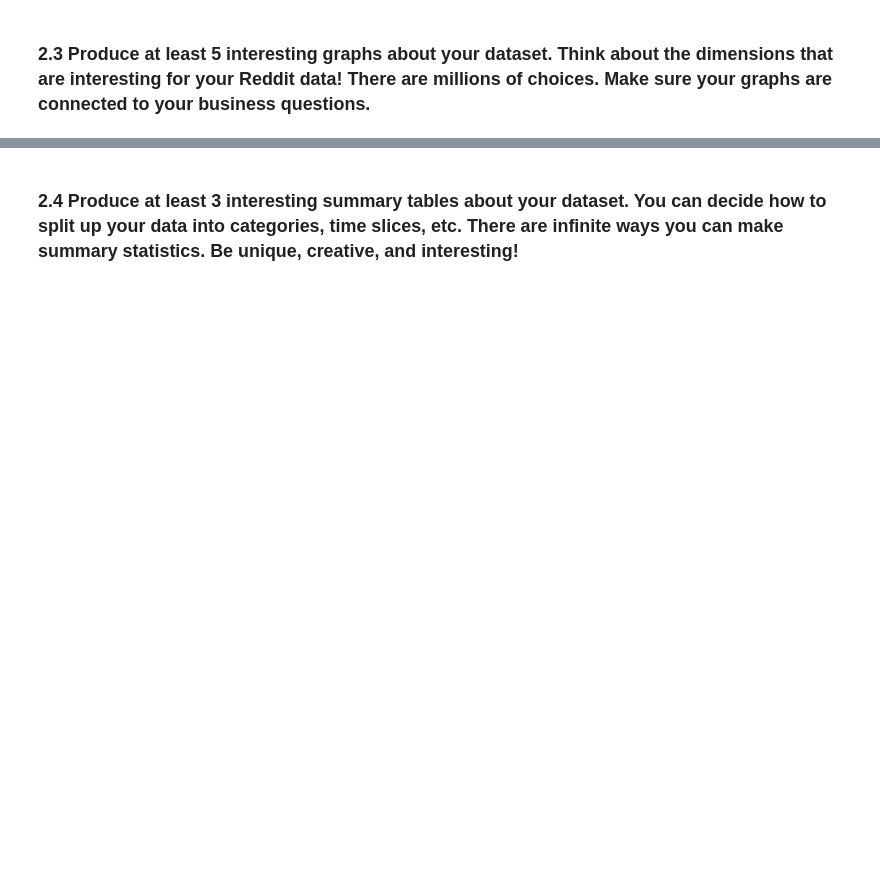
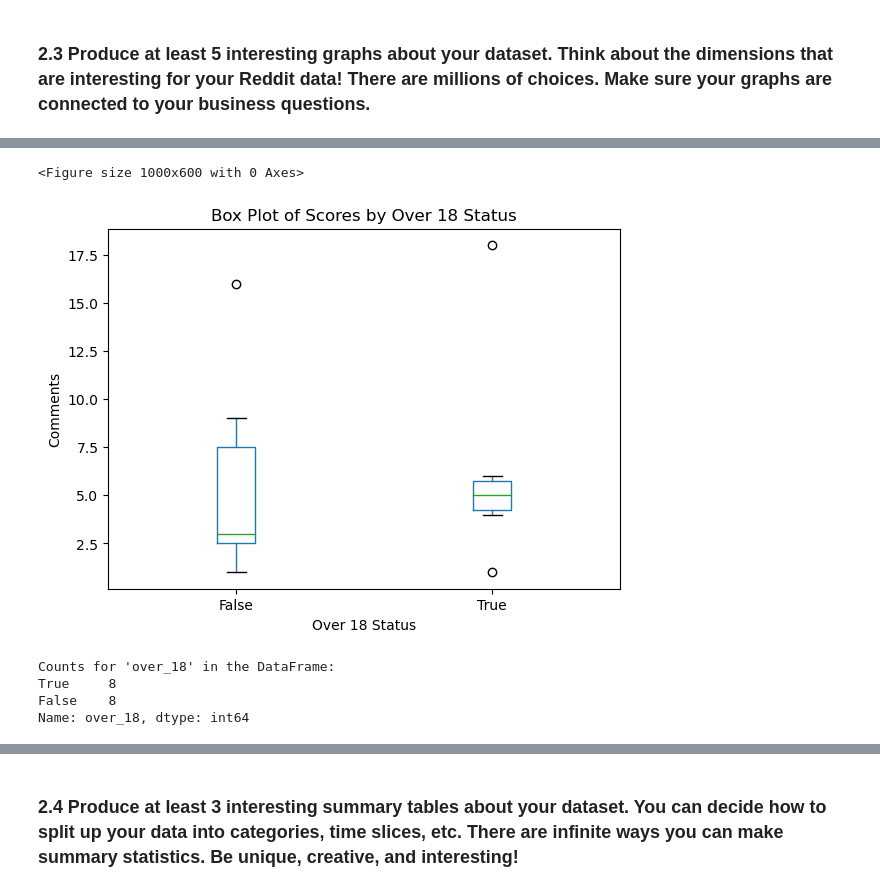
Before and after one commit to gu-dsan6000/fall-2023-reddit-project-team-17, a Jupyter notebook: code/project_eda/project_eda_victor.ipynb, the cells around one changed output, grey strips where cells are left out. Cells and saved outputs as stored; diff of their text form; code cells hidden in the pictures; blank space fills up the shorter version.

Commit message:
finished preliminary plots

```diff
--- a/code/project_eda/project_eda_victor.ipynb
+++ b/code/project_eda/project_eda_victor.ipynb
@@ -634,0 +385,68 @@ display(comments_active.limit(5).toPandas())
+# %%
+import pandas as pd
+import matplotlib.pyplot as plt
+
+# Get the number of true cases for over_18
+true_count = submissions_active.filter(col('over_18') == 1).count()
+
+# Sample the same number of false cases
+false_count = submissions_active.filter(col('over_18') == 0).count()
+fraction = true_count / false_count
+
+# Use sampleBy if you need stratified sampling to maintain a proportion
+sampled_false = submissions_active.filter(col('over_18') == 0).sample(withReplacement=False, fraction=fraction, seed=42)
+
+# Since you need exactly `true_count` number of samples, we need to take action in the sampled DataFrame
+# This may cause Spark to scan the DataFrame twice
+sampled_false = sampled_false.limit(true_count)
+
+# Combine the true cases and sampled false cases
+combined = submissions_active.filter(col('over_18') == 1).unionAll(sampled_false)
+# %%
+# Now convert this combined Spark DataFrame to Pandas DataFrame for visualization (assuming the data is small enough to fit into memory)
+pandas_df = combined.toPandas()
+
+# Ensure 'over_18' is a string to be treated as categorical data
+pandas_df['over_18'] = pandas_df['over_18'].map({0: 'False', 1: 'True'})
+
+
+# Calculate the mean and standard deviation of num_comments
+#mean_comments = pandas_df['num_comments'].mean()
+#std_comments = pandas_df['num_comments'].std()
+
+# Define the upper bound as 3 standard deviations above the mean
+#upper_bound = mean_comments + 3 * std_comments
+
+
+# remove rows with more than 200 comments
+pandas_df = pandas_df[pandas_df['num_comments'] <= 200]
+
+
+
+# Filter the DataFrame to exclude any num_comments above the upper bound
+pandas_df = pandas_df[pandas_df['num_comments'] <= upper_bound]
+
+# Create a box plot for the score by over_18 status
+plt.figure(figsize=(10, 6))
+ax = pandas_df.boxplot(by='over_18', column=['num_comments'], grid=False)
+
+# Set the title and labels
+ax.set_title('Box Plot of Scores by Over 18 Status')
+ax.set_xlabel('Over 18 Status')
+ax.set_ylabel('Comments')
+plt.suptitle('')  # Suppress the automatic Pandas-generated title
+
+# Show the plot
+plt.show()
+# %% [output]
+<Figure size 1000x600 with 0 Axes>
+[figure, added]
+# %%
+counts = pandas_df['over_18'].value_counts()
+print("Counts for 'over_18' in the DataFrame:")
+print(counts)
+# %% [output]
+Counts for 'over_18' in the DataFrame:
+True     8
+False    8
+Name: over_18, dtype: int64
```
Also changed, not shown: parts of 36 cells of this notebook.
